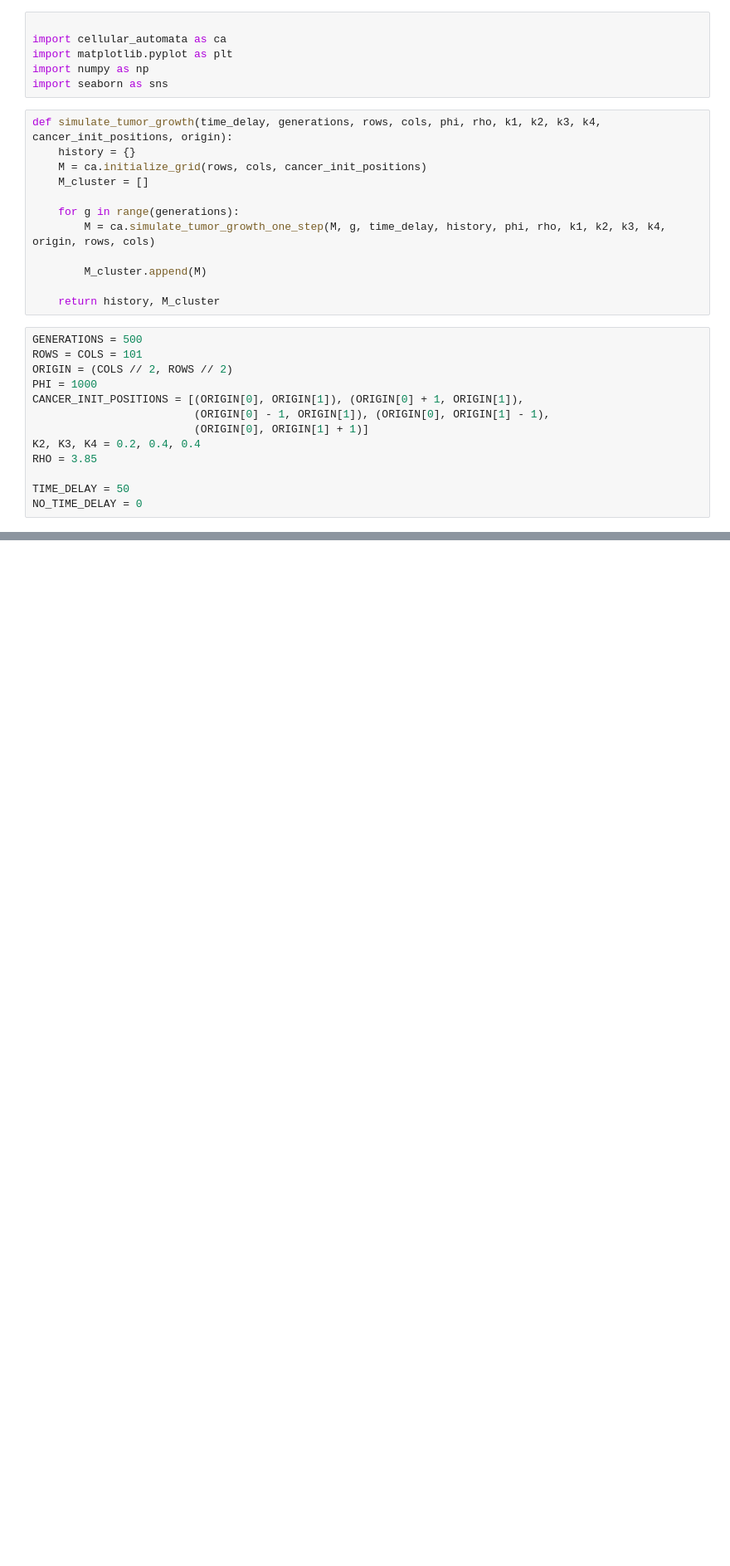
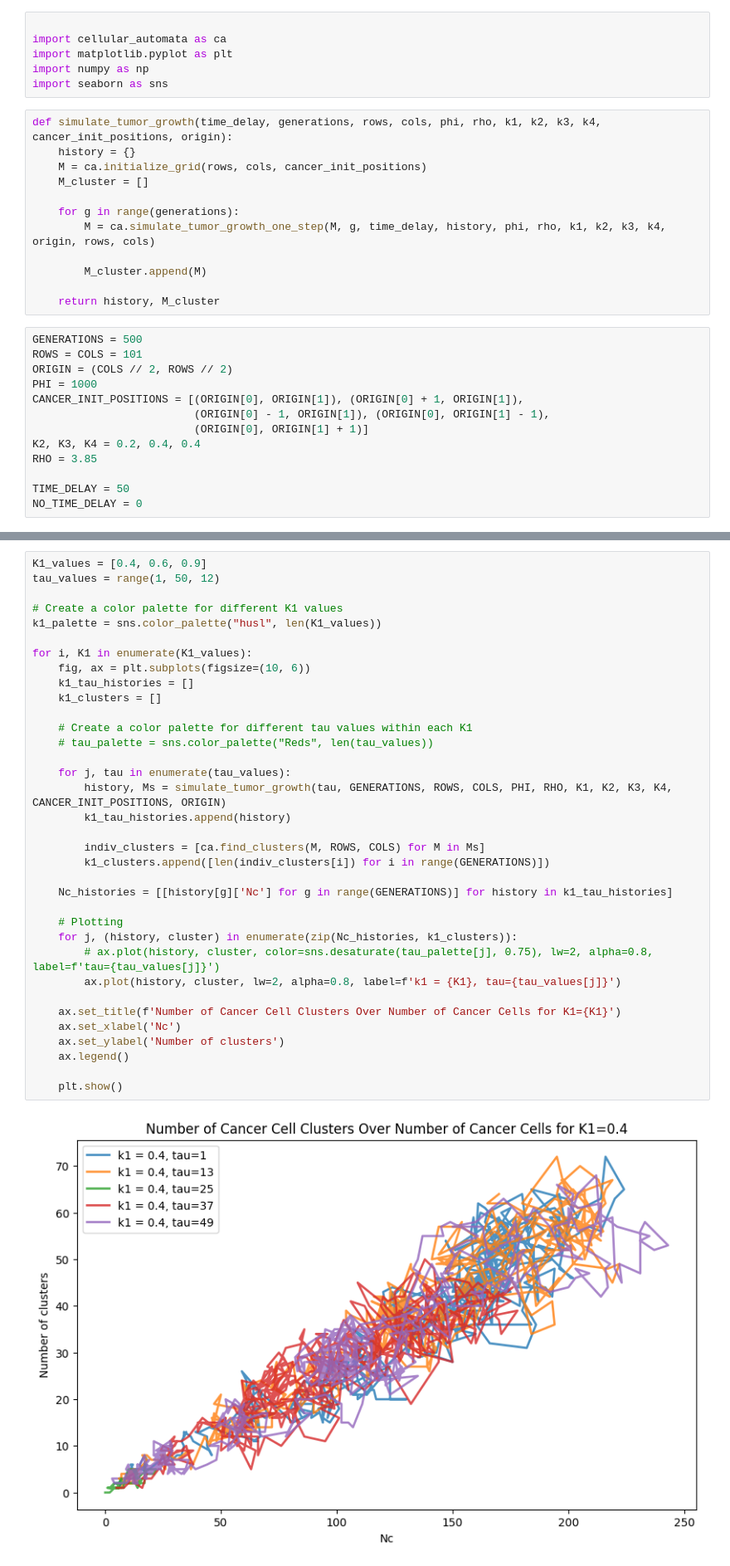
Before and after one commit to shreyaraghavendra/css_group_6, a Jupyter notebook: code/cluster_vs_Nc_k1s.ipynb, the cells around one changed output, grey strips where cells are left out. Shown at 83% size. Cells and saved outputs as stored; diff of their text form; blank space fills up the shorter version.

```diff
--- a/code/cluster_vs_Nc_k1s.ipynb
+++ b/code/cluster_vs_Nc_k1s.ipynb
@@ -126,0 +141,37 @@ plt.show()
+# %%
+K1_values = [0.4, 0.6, 0.9]
+tau_values = range(1, 50, 12)
+
+# Create a color palette for different K1 values
+k1_palette = sns.color_palette("husl", len(K1_values))
+
+for i, K1 in enumerate(K1_values):
+    fig, ax = plt.subplots(figsize=(10, 6))
+    k1_tau_histories = []
+    k1_clusters = []
+
+    # Create a color palette for different tau values within each K1
+    # tau_palette = sns.color_palette("Reds", len(tau_values))
+
+    for j, tau in enumerate(tau_values):
+        history, Ms = simulate_tumor_growth(tau, GENERATIONS, ROWS, COLS, PHI, RHO, K1, K2, K3, K4, CANCER_INIT_POSITIONS, ORIGIN)
+        k1_tau_histories.append(history)
+
+        indiv_clusters = [ca.find_clusters(M, ROWS, COLS) for M in Ms]
+        k1_clusters.append([len(indiv_clusters[i]) for i in range(GENERATIONS)])
+
+    Nc_histories = [[history[g]['Nc'] for g in range(GENERATIONS)] for history in k1_tau_histories]
+
+    # Plotting
+    for j, (history, cluster) in enumerate(zip(Nc_histories, k1_clusters)):
+        # ax.plot(history, cluster, color=sns.desaturate(tau_palette[j], 0.75), lw=2, alpha=0.8, label=f'tau={tau_values[j]}')
+        ax.plot(history, cluster, lw=2, alpha=0.8, label=f'k1 = {K1}, tau={tau_values[j]}')
+
+    ax.set_title(f'Number of Cancer Cell Clusters Over Number of Cancer Cells for K1={K1}')
+    ax.set_xlabel('Nc')
+    ax.set_ylabel('Number of clusters')
+    ax.legend()
+
+    plt.show()
+# %% [output]
+[figure, added]
```
Also changed, not shown: parts of 6 cells of this notebook, 2 other files.
